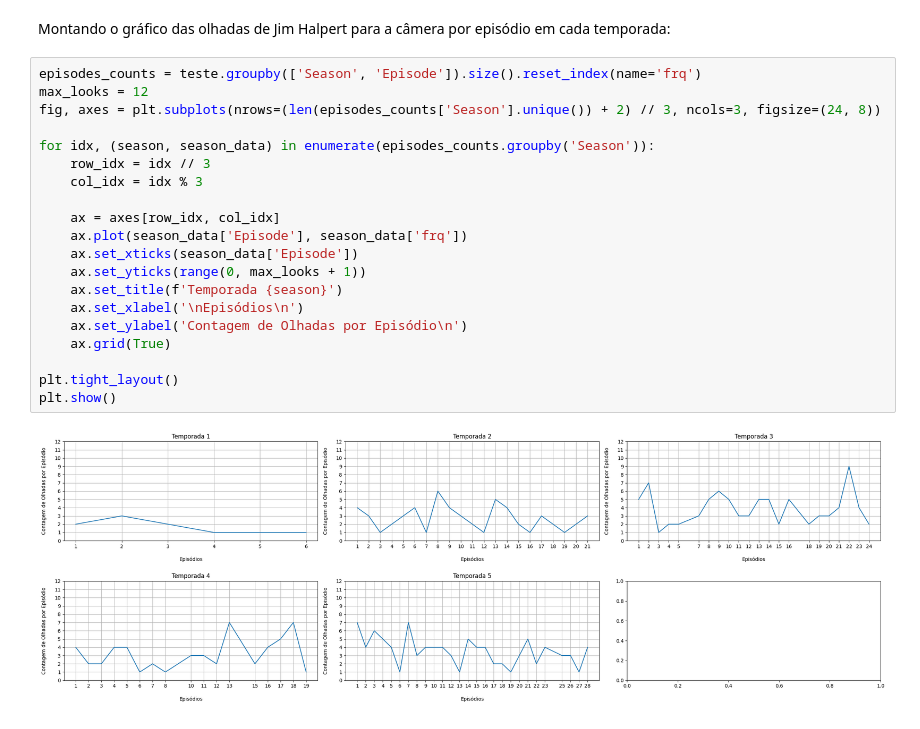
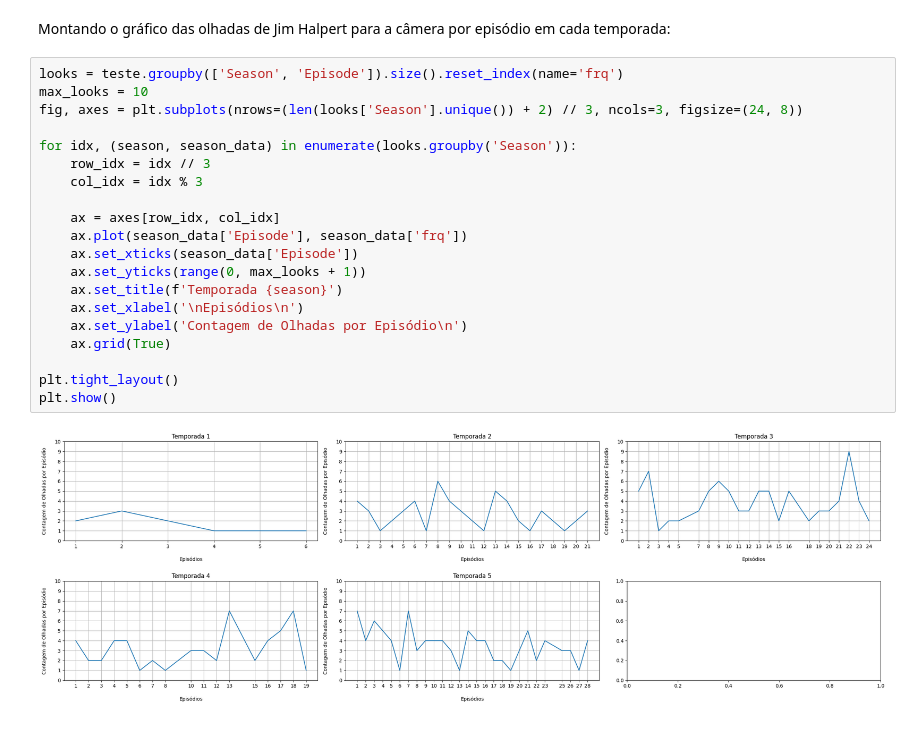
Before and after one commit to marinasbrum/ExploringNonverbalCommunication, a Jupyter notebook: Emotional_Responses_Analysis.ipynb, the cells around one changed output. Saved outputs shown, nothing was run; the diff lists cells and outputs as text.

```diff
--- a/Emotional_Responses_Analysis.ipynb
+++ b/Emotional_Responses_Analysis.ipynb
@@ -15,24 +15,24 @@ teste = pd.read_csv(file_path)
 # %% [markdown]
 Montando o gráfico das olhadas de Jim Halpert para a câmera por episódio em cada temporada:
 # %%
-episodes_counts = teste.groupby(['Season', 'Episode']).size().reset_index(name='frq')
-max_looks = 12
-fig, axes = plt.subplots(nrows=(len(episodes_counts['Season'].unique()) + 2) // 3, ncols=3, figsize=(24, 8))
+looks = teste.groupby(['Season', 'Episode']).size().reset_index(name='frq')
+max_looks = 10
+fig, axes = plt.subplots(nrows=(len(looks['Season'].unique()) + 2) // 3, ncols=3, figsize=(24, 8))
 
-for idx, (season, season_data) in enumerate(episodes_counts.groupby('Season')):
+for idx, (season, season_data) in enumerate(looks.groupby('Season')):
     row_idx = idx // 3
     col_idx = idx % 3
 
     ax = axes[row_idx, col_idx]
     ax.plot(season_data['Episode'], season_data['frq'])
     ax.set_xticks(season_data['Episode'])
     ax.set_yticks(range(0, max_looks + 1))
     ax.set_title(f'Temporada {season}')
     ax.set_xlabel('\nEpisódios\n')
     ax.set_ylabel('Contagem de Olhadas por Episódio\n')
     ax.grid(True)
 
 plt.tight_layout()
 plt.show()
 # %% [output]
-[figure, old version]
+[figure, new version]
```
Also changed, not shown: parts of 2 cells of this notebook.
